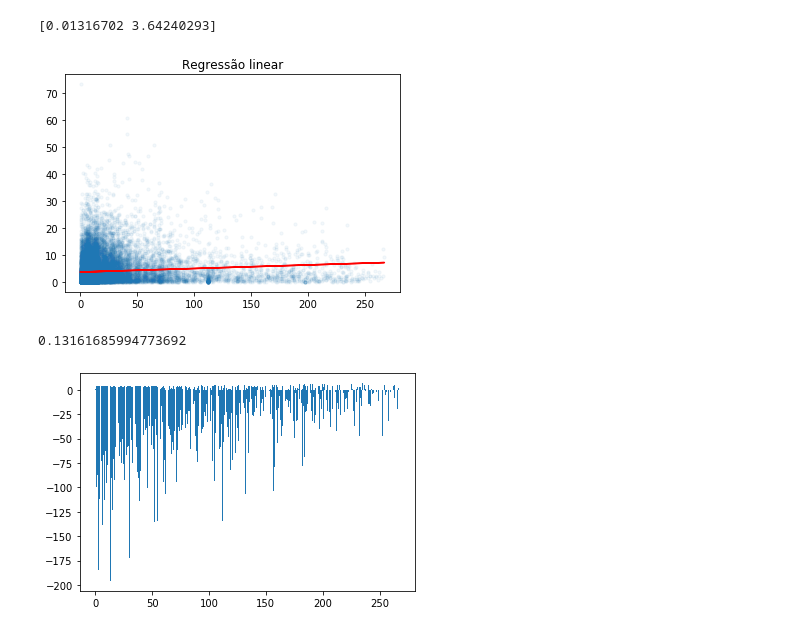
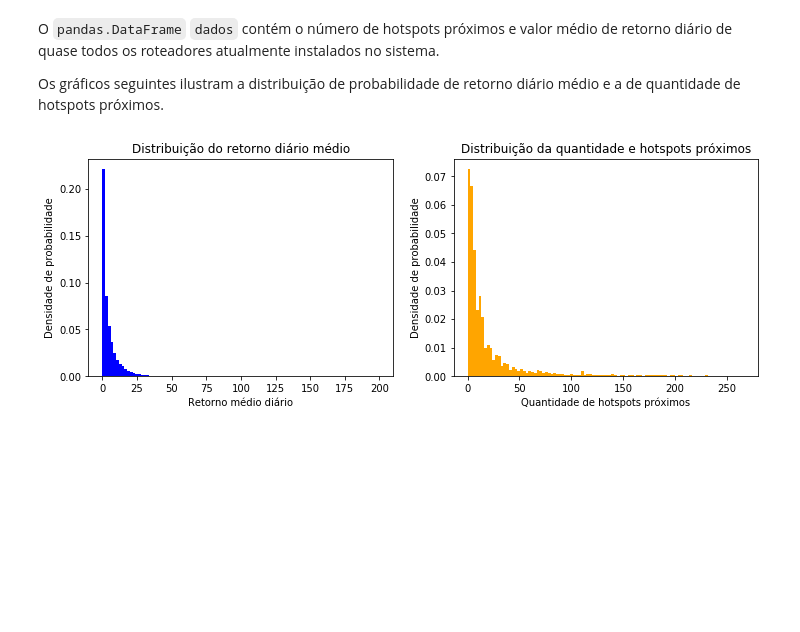
Before and after one commit to jeronimo-a/p2-cdados, a Jupyter notebook: analise.ipynb, the cells around one changed output. Saved outputs shown, nothing was run; the diff lists cells and outputs as text; code cells hidden in the pictures; blank space fills up the shorter version.

```diff
--- a/analise.ipynb
+++ b/analise.ipynb
@@ -44,30 +60,0 @@ plt.show()
-# %%
-dados = dados.loc[:, ['hotspots proximos', 'por dia']]
-
-filtro = pd.notnull(dados['hotspots proximos'])
-dados = dados.loc[filtro, :]
-
-filtro = pd.notnull(dados['por dia'])
-dados = dados.loc[filtro, :]
-
-split_qtde = round(len(dados) / 10 * 8)
-
-dados_x_treinamento = np.array(dados['hotspots proximos'])[:split_qtde]
-dados_y_treinamento = np.array(dados['por dia'])[:split_qtde]
-dados_x_validacao = np.array(dados['hotspots proximos'])[split_qtde:]
-dados_y_validacao = np.array(dados['por dia'])[split_qtde:]
-
-plt.scatter(dados_x_treinamento, dados_y_treinamento, alpha=.05, s=10)
-
-betas = np.polyfit(dados_x_treinamento, dados_y_treinamento, 1)
-trend = np.poly1d(betas)
-plt.plot(dados_x_treinamento, trend(dados_x_treinamento), 'r')
-
-plt.title('Regressão linear')
-
-print(betas)
-
-plt.show()
-# %% [output]
-[0.01316702 3.64240293]
-[figure, removed]
@@ -85,12 +61,22 @@ for x in dados_x_validacao:
-# %%
-# Corr retorno médio diário
-
-correlacao = pd.Series(dados_y_validacao_teoricos).corr(pd.Series(dados_y_validacao))
-print(correlacao)
-# %% [output]
-0.13161685994773692
-# %%
-plt.bar(dados_x_validacao, diferencas)
-plt.show()
-# %% [output]
-[figure, removed]
+# %% [markdown]
+O `pandas.DataFrame` `dados` contém o número de hotspots próximos e valor médio de retorno diário de quase todos os roteadores atualmente instalados no sistema.
+
+Os gráficos seguintes ilustram a distribuição de probabilidade de retorno diário médio e a de quantidade de hotspots próximos.
+# %%
+plt.figure(figsize=(12,4))
+
+plt.subplot(1,2,1)
+plt.hist(dados['y'], color='blue', bins=100, density=True)
+plt.title('Distribuição do retorno diário médio')
+plt.xlabel('Retorno médio diário')
+plt.ylabel('Densidade de probabilidade')
+
+plt.subplot(1,2,2)
+plt.hist(dados['x'], color='orange', bins=100, density=True)
+plt.title('Distribuição da quantidade e hotspots próximos')
+plt.xlabel('Quantidade de hotspots próximos')
+plt.ylabel('Densidade de probabilidade')
+
+plt.show()
+# %% [output]
+[figure, added]
```
Also changed, not shown: parts of 30 cells of this notebook.
